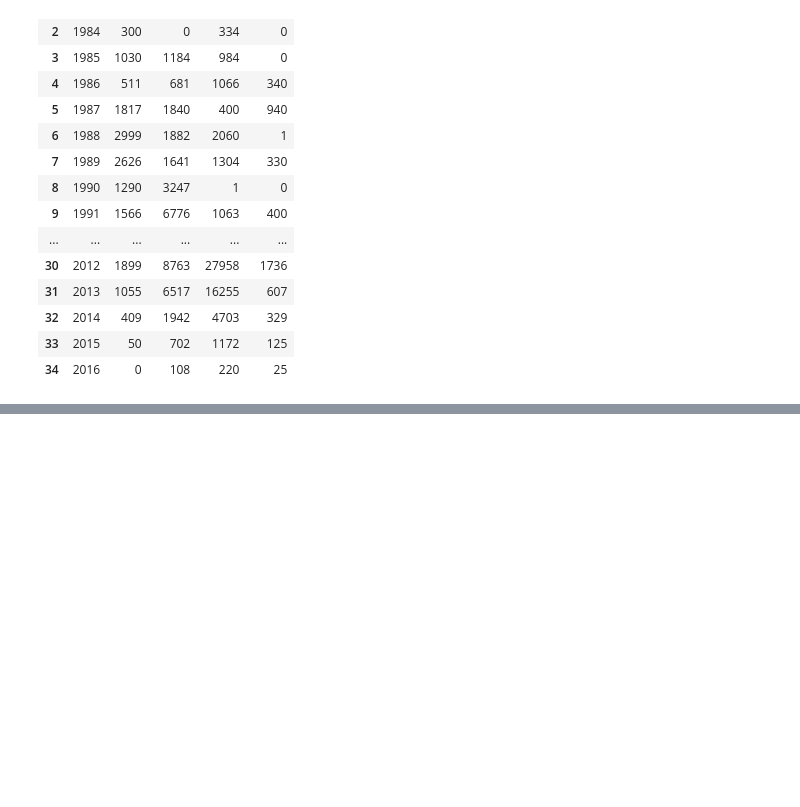
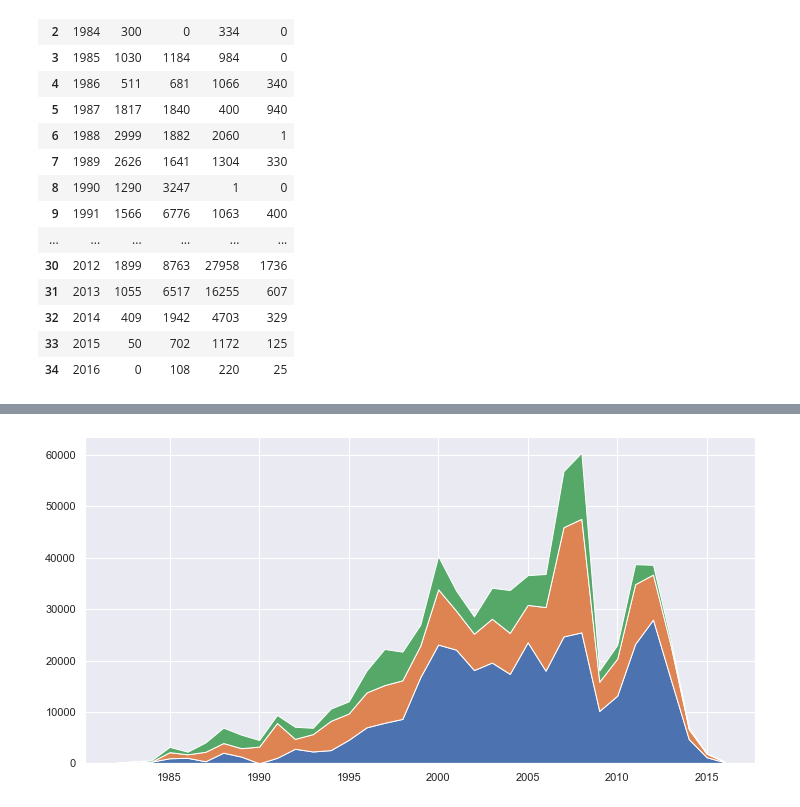
Before and after one commit to anantcodes/Data-Analysis, a Jupyter notebook: Data Visualization.ipynb, the cells around one changed output, grey strips where cells are left out. Cells and saved outputs as stored; diff of their text form; code cells hidden in the pictures; blank space fills up the shorter version.

```diff
--- a/Data Visualization.ipynb
+++ b/Data Visualization.ipynb
@@ -151,0 +160,9 @@ df_fuel_engine_types
+# %%
+plt.figure(figsize=(12,6))
+plt.stackplot(df_fuel_engine_types["Year"],
+             df_fuel_engine_types["Diesel"],
+             df_fuel_engine_types["Petrol"],
+             df_fuel_engine_types["Gas"])
+plt.show()
+# %% [output]
+[figure, added]
```
Also changed, not shown: parts of 2 cells of this notebook.
